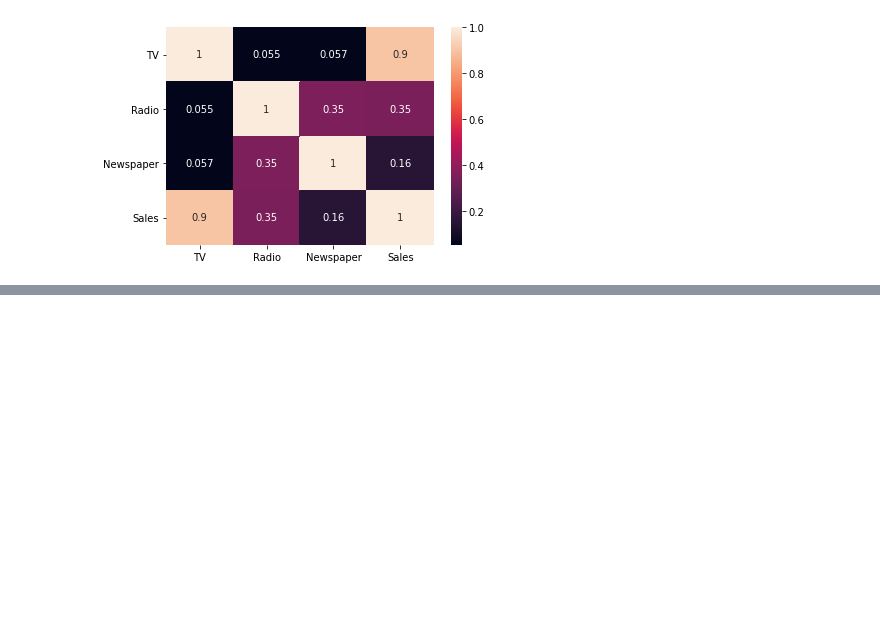
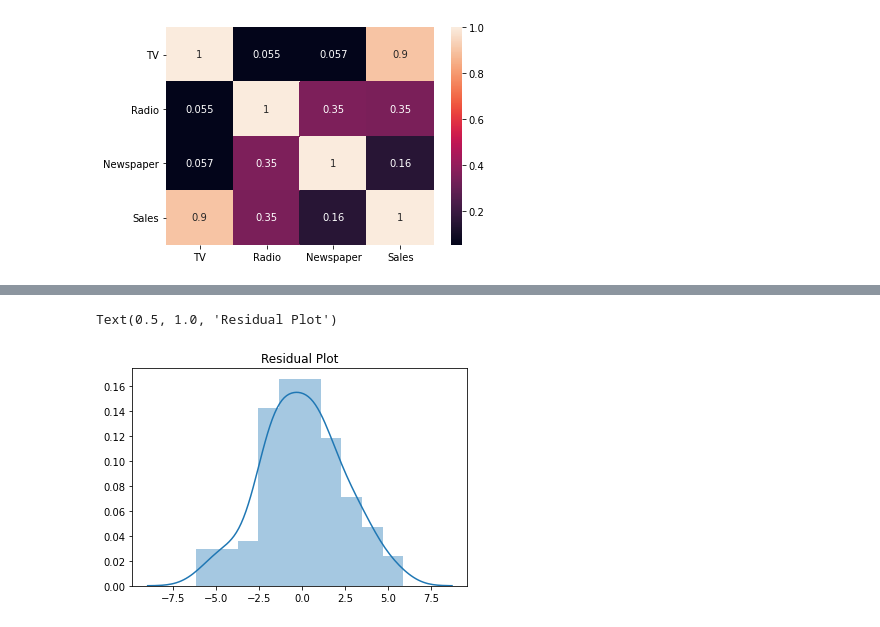
Before and after one commit to Srinunosina/npoi, a Jupyter notebook: ML_LinearRegression.ipynb, the cells around one changed output, grey strips where cells are left out. Saved outputs shown, nothing was run; the diff lists cells and outputs as text; code cells hidden in the pictures; blank space fills up the shorter version.

```diff
--- a/ML_LinearRegression.ipynb
+++ b/ML_LinearRegression.ipynb
@@ -100,0 +208,12 @@ sns.heatmap(data=advertising.corr(), annot = True)
+# %%
+## Step 3: Residual Analysis
+# error = f (y_train - y_train_pred )
+residuals = y_train - y_train_perd
+# %%
+# plot the residuals
+plt.figure()
+sns.distplot(residuals)
+plt.title('Residual Plot')
+# %% [output]
+Text(0.5, 1.0, 'Residual Plot')
+[figure, added]
```
Also changed, not shown: parts of 21 cells of this notebook.
